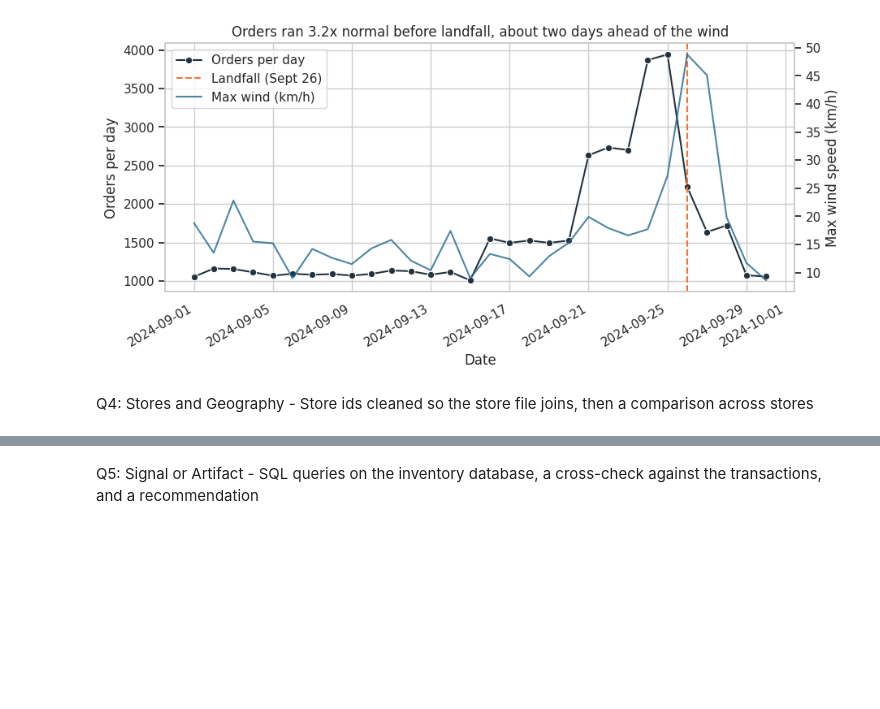
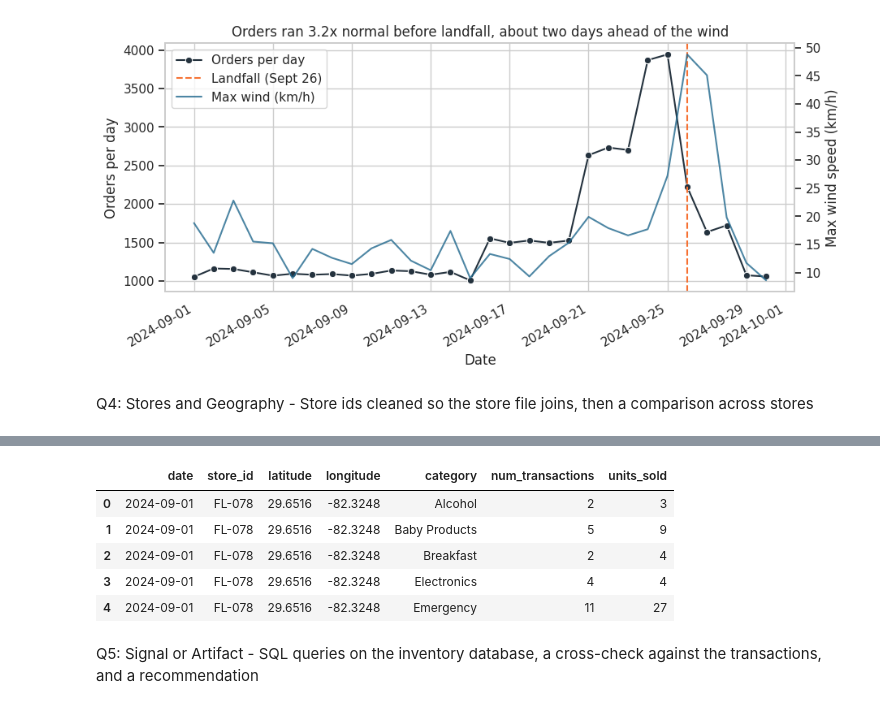
Before and after one commit to Fespinoza1477/walmart-hurricane-project, a Jupyter notebook: Notebooks/Team_Notebook.ipynb, the cells around one changed output, grey strips where cells are left out. Cells and saved outputs as stored; diff of their text form; code cells hidden in the pictures; blank space fills up the shorter version.

```diff
--- a/Notebooks/Team_Notebook.ipynb
+++ b/Notebooks/Team_Notebook.ipynb
@@ -709,3 +709,76 @@ result.head(20)
+# %%
+by_store = (
+    lat_long_trans.groupby(["date", "store_id", "latitude", "longitude", "category"], as_index=False)
+      .agg(num_transactions=("transaction_id", "nunique"),   # how many sales
+           units_sold=("quantity", "sum"))                   # total items sold
+      .sort_values(["date", "store_id", "category"])
+)
+by_store.head()
+
+# loop the API join for each lat/long in the list. Do that to get distance away from the storm. precipitation data will match the lat/long from the by_store frame.
+# return a unique API for each lat/long
+
+# Load in API
+BASE = 'https://archive-api.open-meteo.com/v1/archive'
+RETRY_STATUSES = {429, 500, 502, 503, 504}
+
+def daily_weather(start, end, lat=28.54, lon=-81.38, tries=3):
+    params = {
+        'latitude': lat, 'longitude': lon,
+        'start_date': start, 'end_date': end,
+        'daily': 'precipitation_sum,windspeed_10m_max',
+        'timezone': 'America/New_York',
+    }
+    for attempt in range(1, tries + 1):
+        try:
+            r = requests.get(BASE, params=params, timeout=10)
+        except (requests.Timeout, requests.ConnectionError):
+            if attempt == tries:
+                raise
+            time.sleep(2 ** attempt)
+            continue
+        if r.status_code in RETRY_STATUSES:
+            if attempt == tries:
+                r.raise_for_status()
+            time.sleep(2 ** attempt)
+            continue
+        r.raise_for_status()                       # any other bad status fails loudly
+        frame = pd.DataFrame(r.json()['daily'])
+        frame = frame.rename(columns={'time': 'date'})
+        frame['date'] = pd.to_datetime(frame['date'])
+        frame['source'] = 'open-meteo'
+        return frame
+
+# A saved copy of the same Open-Meteo data (Orlando, Sept 1-30, 2024) for when you have no wifi
+# or the API is down. The source column says so.
+FALLBACK = pd.DataFrame({
+    'date': pd.date_range('2024-09-01', periods=30),
+    'precipitation_sum': [3.0, 12.4, 24.9, 22.1, 23.1, 9.3, 6.8, 94.7, 28.0, 14.4,
+                          12.0, 0.7, 0.6, 21.1, 1.2, 7.9, 2.3, 13.3, 1.4, 0.7,
+                          0.4, 2.2, 1.3, 0.3, 6.4, 15.2, 2.5, 18.0, 4.6, 3.3],
+    'windspeed_10m_max': [18.8, 13.5, 22.8, 15.5, 15.2, 9.0, 14.2, 12.6, 11.5, 14.3,
+                          15.8, 12.1, 10.4, 17.4, 9.0, 13.3, 12.4, 9.3, 12.9, 15.3,
+                          19.9, 17.9, 16.6, 17.7, 27.2, 48.8, 45.1, 19.8, 11.7, 8.6],
+    'source': 'fallback sample',
+})
+
+try:
+    weather_live = daily_weather('2024-09-01', '2024-09-30')
+except requests.RequestException as err:
+    print('API call failed:', err)
+    weather_live = FALLBACK
+
+same = (np.allclose(weather_live['precipitation_sum'], FALLBACK['precipitation_sum'])
+        and np.allclose(weather_live['windspeed_10m_max'], FALLBACK['windspeed_10m_max']))
+print('source:', weather_live['source'].iloc[0])
+print('matches the saved copy:', same)
+# %% [output]
+|  | date | store_id | latitude | longitude | category | num_transactions | units_sold |
+| 0 | 2024-09-01 | FL-078 | 29.6516 | -82.3248 | Alcohol | 2 | 3 |
+| 1 | 2024-09-01 | FL-078 | 29.6516 | -82.3248 | Baby Products | 5 | 9 |
+| 2 | 2024-09-01 | FL-078 | 29.6516 | -82.3248 | Breakfast | 2 | 4 |
+| 3 | 2024-09-01 | FL-078 | 29.6516 | -82.3248 | Electronics | 4 | 4 |
+| 4 | 2024-09-01 | FL-078 | 29.6516 | -82.3248 | Emergency | 11 | 27 |
 # %%
 daily_loc = (lat_long_trans.groupby(["date", "category"])["quantity"].sum()
               .unstack("category").fillna(0))
```
Also changed, not shown: parts of 5 cells of this notebook.
